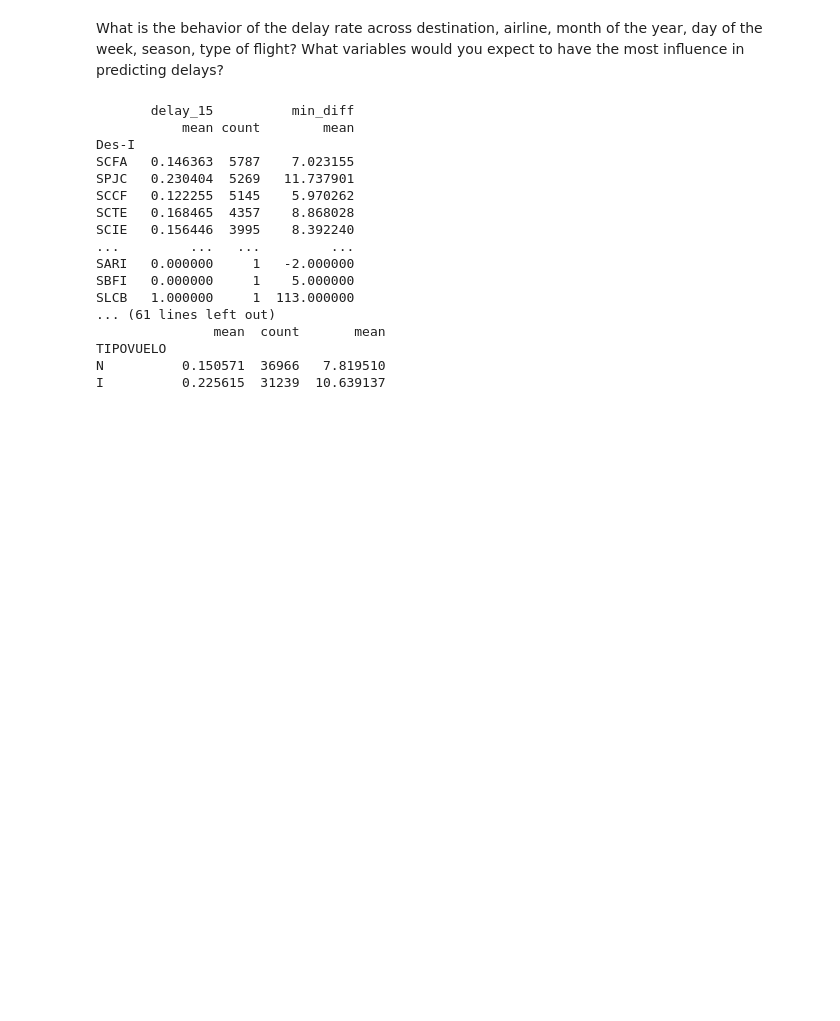
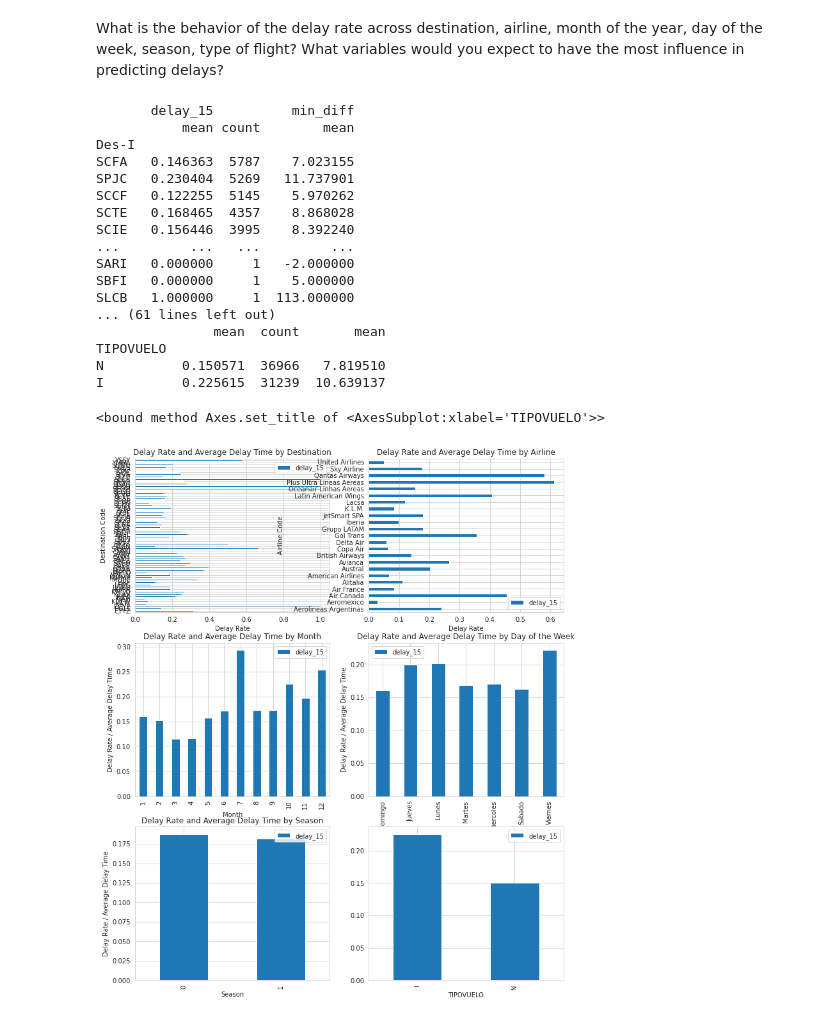
Before and after one commit to almendradelmoral/Challenge-Data-Scientist-Almendra-del-Moral, a Jupyter notebook: solution.ipynb, the cells around one changed output. Saved outputs shown, nothing was run; the diff lists cells and outputs as text; code cells hidden in the pictures; blank space fills up the shorter version.

Commit message:
Visual question number 3

```diff
--- a/solution.ipynb
+++ b/solution.ipynb
@@ -251,3 +250,57 @@ SLCB   1.000000     1  113.000000
 TIPOVUELO
 N          0.150571  36966   7.819510
 I          0.225615  31239  10.639137
+# %%
+# without min_diff and count
+# Destination delay
+dest_delay = df.groupby('Des-I').agg({'delay_15': 'mean'})
+
+# Airline delay
+airline_delay = df.groupby('OPERA').agg({'delay_15': 'mean'})
+
+# Month delay
+month_delay = df.groupby('MES').agg({'delay_15': 'mean'})
+
+# Day of the week delay
+dayofweek = df.groupby('DIANOM').agg({'delay_15': 'mean'})
+
+# Season Delay
+season_delay = df.groupby('high_season').agg({'delay_15': 'mean'})
+
+# Type of flight delay
+flighttype_delay = df.groupby('TIPOVUELO').agg({'delay_15': 'mean'})
+# %%
+# Plot the delay rate and average delay time by destination, airline, month, day of the week, season, and type of flight
+sns.set_style('whitegrid')
+fig, axes = plt.subplots(3, 2, figsize=(12, 15))
+
+dest_delay.plot(kind='barh', ax=axes[0, 0])
+axes[0, 0].set_title('Delay Rate and Average Delay Time by Destination')
+axes[0, 0].set_xlabel('Delay Rate')
+axes[0, 0].set_ylabel('Destination Code')
+
+airline_delay.plot(kind='barh', ax=axes[0, 1])
+axes[0, 1].set_title('Delay Rate and Average Delay Time by Airline')
+axes[0, 1].set_xlabel('Delay Rate')
+axes[0, 1].set_ylabel('Airline Code')
+
+month_delay.plot(kind='bar', ax=axes[1, 0])
+axes[1, 0].set_title('Delay Rate and Average Delay Time by Month')
+axes[1, 0].set_xlabel('Month')
+axes[1, 0].set_ylabel('Delay Rate / Average Delay Time')
+
+dayofweek.plot(kind='bar', ax=axes[1, 1])
+axes[1, 1].set_title('Delay Rate and Average Delay Time by Day of the Week')
+axes[1, 1].set_xlabel('Day of the Week')
+axes[1, 1].set_ylabel('Delay Rate / Average Delay Time')
+
+season_delay.plot(kind='bar', ax=axes[2, 0])
+axes[2, 0].set_title('Delay Rate and Average Delay Time by Season')
+axes[2, 0].set_xlabel('Season')
+axes[2, 0].set_ylabel('Delay Rate / Average Delay Time')
+
+flighttype_delay.plot(kind='bar', ax=axes[2, 1])
+axes[2, 1].set_title
+# %% [output]
+<bound method Axes.set_title of <AxesSubplot:xlabel='TIPOVUELO'>>
+[figure, added]
```
Also changed, not shown: parts of 1 cell of this notebook.
